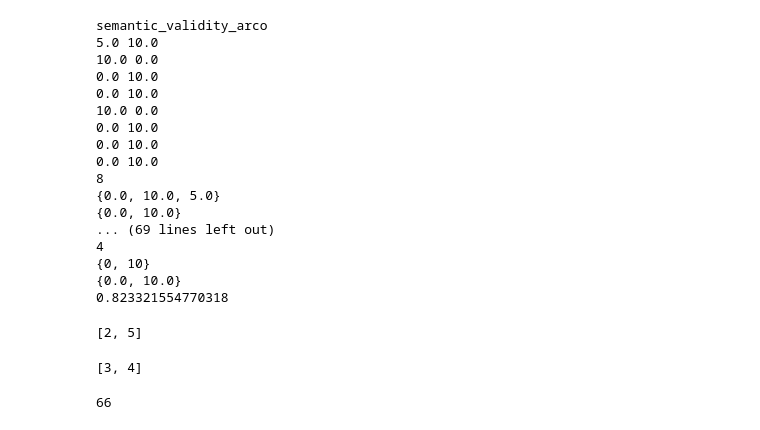
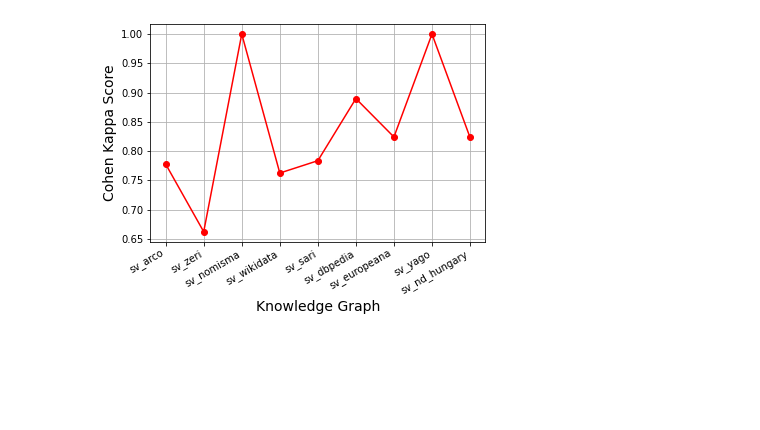
Before and after one commit to SofiBar/ArtGraphsLandscapeAnalysis, a Jupyter notebook: semantic_validity_sample/Untitled.ipynb, the cells around one changed output. Saved outputs shown, nothing was run; the diff lists cells and outputs as text; code cells hidden in the pictures; blank space fills up the shorter version.

```diff
--- a/semantic_validity_sample/Untitled.ipynb
+++ b/semantic_validity_sample/Untitled.ipynb
@@ -114,40 +63,0 @@ cohen_kappa_score(a,b, weights="quadratic")
-# %%
-cohen_kappa_scoreso = dict()
-for el in annotator1o.keys():
-    print(el)
-    values1o = annotator1o[el]["valid"][0:100]
-    values2o = annotator2o[el]["valid"][0:100]
-    indextoremove1 = {i for i, x in enumerate(values1o) if x == -1}
-    indextoremove2 = {i for i, x in enumerate(values2o) if x == -1}
-    remove = indextoremove1.union(indextoremove2)
-    values1o = [val*10 for i, val in enumerate(values1o) if i not in remove]
-    values2o = [val*10 for i, val in enumerate(values2o) if i not in remove]
-    count = 0
-    for i in range(len(values1o)):
-        if values1o[i] != values2o[i]:
-            print(values1o[i], values2o[i])
-            count+=1
-    print(count)
-    print(set(values1o))
-    print(set(values2o))
-    score = cohen_kappa_score(values1o, values2o, weights="quadratic")
-    print(score)
-    cohen_kappa_scoreso[el] = score
-# %% [output]
-semantic_validity_arco
-5.0 10.0
-10.0 0.0
-0.0 10.0
-0.0 10.0
-10.0 0.0
-0.0 10.0
-0.0 10.0
-0.0 10.0
-8
-{0.0, 10.0, 5.0}
-{0.0, 10.0}
-... (69 lines left out)
-4
-{0, 10}
-{0.0, 10.0}
-0.823321554770318
@@ -162,13 +64,17 @@ newleyl2 = [x for i,x in enumerate(leyl2) if i not in remove]
-# %%
-newleyl
-# %% [output]
-[2, 5]
-# %%
-newleyl2
-# %% [output]
-[3, 4]
-# %%
-a = 0.666666666
-print(int(a*100))
-# %% [output]
-66
+# %%
+import matplotlib.pyplot as plt
+import numpy as np
+
+names = list(cohen_kappa_scoreso.keys())
+names = [name.replace("semantic_validity", "sv") for name in names]
+scores = list(cohen_kappa_scoreso.values())
+
+plt.plot(names, scores, color='red', marker='o')
+ax = plt.subplot()
+plt.xlabel('Knowledge Graph', fontsize=14)
+plt.ylabel('Cohen Kappa Score', fontsize=14)
+plt.setp(ax.get_xticklabels(), rotation=30, ha='right')
+plt.grid(True)
+plt.show()
+# %% [output]
+[figure, added]
```
Also changed, not shown: parts of 10 cells of this notebook, 4 other files.
